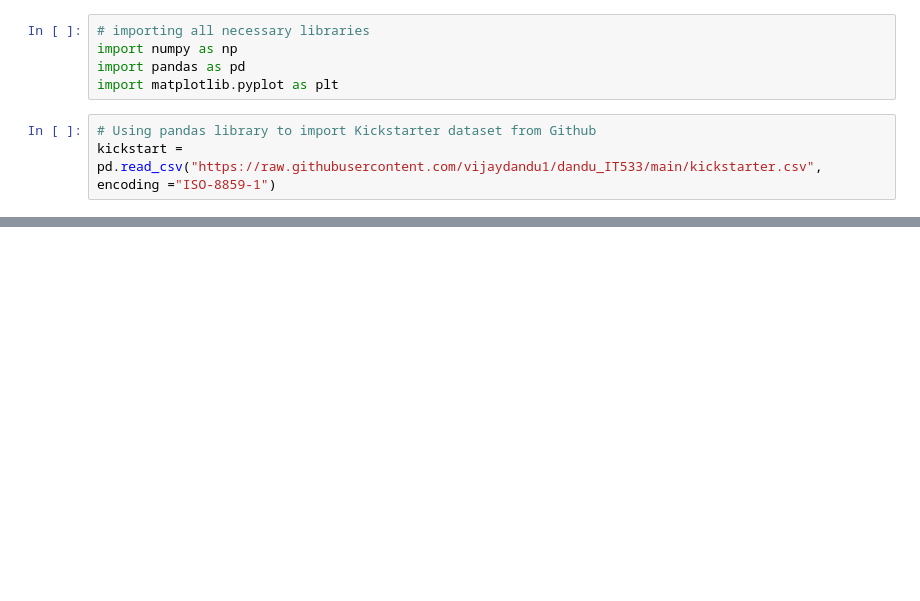
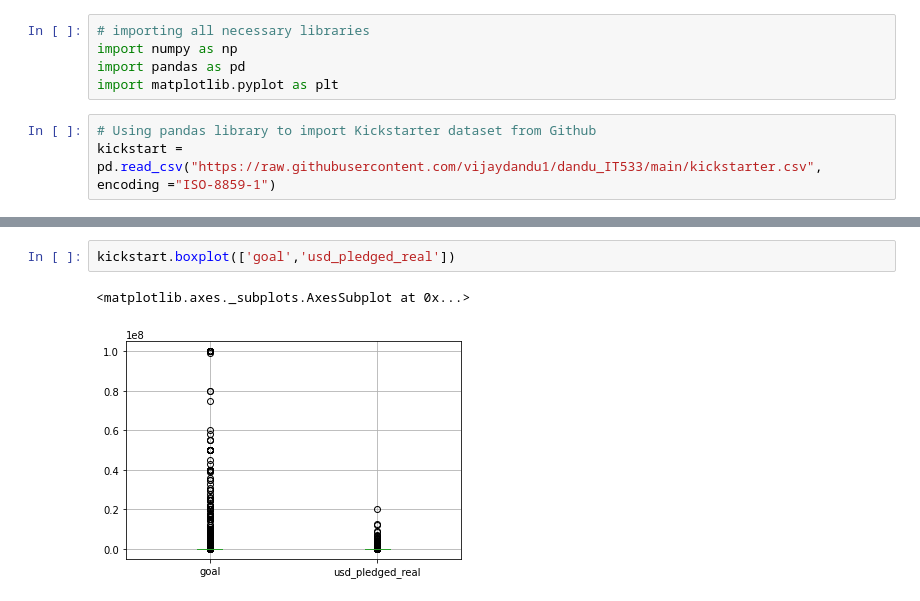
Before and after one commit to vijaydandu1/dandu_IT533, a Jupyter notebook: dandu_kickstarter.ipynb, the cells around one changed output, grey strips where cells are left out. Cells and saved outputs as stored; diff of their text form; blank space fills up the shorter version.

```diff
--- a/dandu_kickstarter.ipynb
+++ b/dandu_kickstarter.ipynb
@@ -69,0 +190,5 @@ kickstart = kickstart.dropna(inplace= True)
+# %%
+kickstart.boxplot(['goal','usd_pledged_real'])
+# %% [output]
+<matplotlib.axes._subplots.AxesSubplot at 0x...>
+[figure, added]
```
Also changed, not shown: parts of 29 cells of this notebook.
